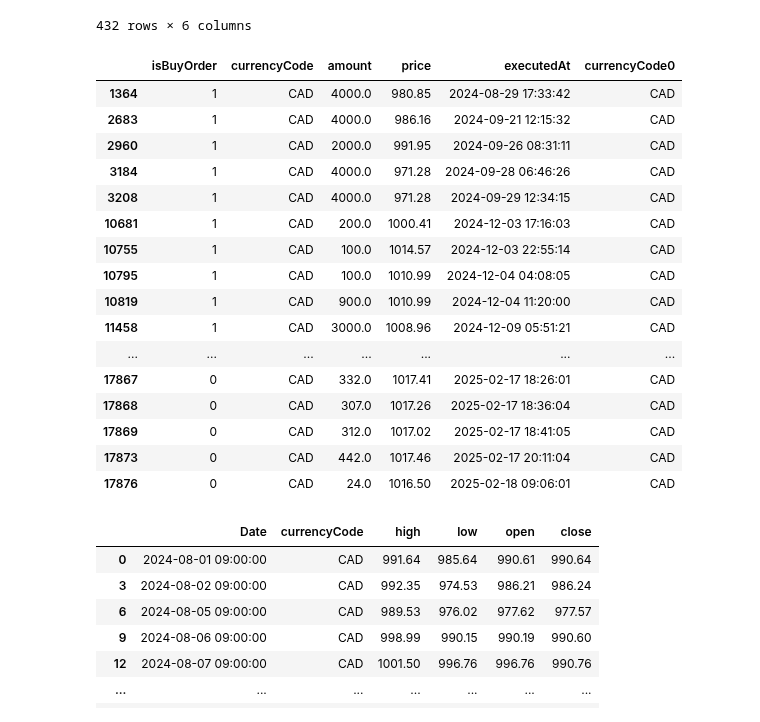
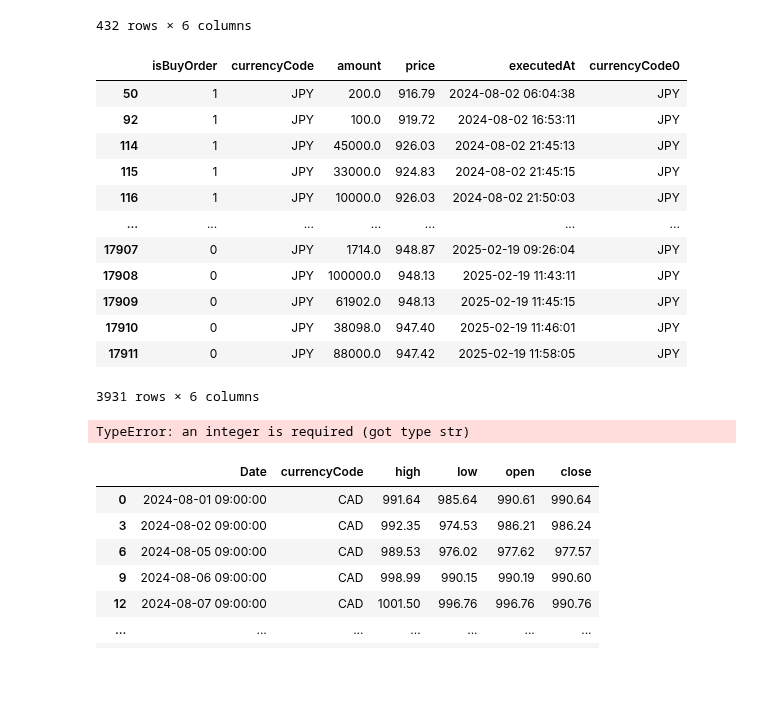
Before and after one commit to PlutoJoshua/profit_analysis, a Jupyter notebook: test.ipynb, the cells around one changed output. Cells and saved outputs as stored; diff of their text form; code cells hidden in the pictures; blank space fills up the shorter version.

```diff
--- a/test.ipynb
+++ b/test.ipynb
@@ -1071,25 +1064,32 @@ def load_yh_data():
 trade_df = load_trade_data()
 final_df = load_yh_data()
 # %%
-trade_df[trade_df['currencyCode'] =='CAD']
+trade_df[trade_df['currencyCode'] =='JPY']
 # %% [output]
 |  | isBuyOrder | currencyCode | amount | price | executedAt | currencyCode0 |
-| 1364 | 1 | CAD | 4000.0 | 980.85 | 2024-08-29 17:33:42 | CAD |
-| 2683 | 1 | CAD | 4000.0 | 986.16 | 2024-09-21 12:15:32 | CAD |
-| 2960 | 1 | CAD | 2000.0 | 991.95 | 2024-09-26 08:31:11 | CAD |
-| 3184 | 1 | CAD | 4000.0 | 971.28 | 2024-09-28 06:46:26 | CAD |
-| 3208 | 1 | CAD | 4000.0 | 971.28 | 2024-09-29 12:34:15 | CAD |
-| 10681 | 1 | CAD | 200.0 | 1000.41 | 2024-12-03 17:16:03 | CAD |
-| 10755 | 1 | CAD | 100.0 | 1014.57 | 2024-12-03 22:55:14 | CAD |
-| 10795 | 1 | CAD | 100.0 | 1010.99 | 2024-12-04 04:08:05 | CAD |
-| 10819 | 1 | CAD | 900.0 | 1010.99 | 2024-12-04 11:20:00 | CAD |
-| 11458 | 1 | CAD | 3000.0 | 1008.96 | 2024-12-09 05:51:21 | CAD |
+| 50 | 1 | JPY | 200.0 | 916.79 | 2024-08-02 06:04:38 | JPY |
+| 92 | 1 | JPY | 100.0 | 919.72 | 2024-08-02 16:53:11 | JPY |
+| 114 | 1 | JPY | 45000.0 | 926.03 | 2024-08-02 21:45:13 | JPY |
+| 115 | 1 | JPY | 33000.0 | 924.83 | 2024-08-02 21:45:15 | JPY |
+| 116 | 1 | JPY | 10000.0 | 926.03 | 2024-08-02 21:50:03 | JPY |
 | ... | ... | ... | ... | ... | ... | ... |
-| 17867 | 0 | CAD | 332.0 | 1017.41 | 2025-02-17 18:26:01 | CAD |
-| 17868 | 0 | CAD | 307.0 | 1017.26 | 2025-02-17 18:36:04 | CAD |
-| 17869 | 0 | CAD | 312.0 | 1017.02 | 2025-02-17 18:41:05 | CAD |
-| 17873 | 0 | CAD | 442.0 | 1017.46 | 2025-02-17 20:11:04 | CAD |
-| 17876 | 0 | CAD | 24.0 | 1016.50 | 2025-02-18 09:06:01 | CAD |
+| 17907 | 0 | JPY | 1714.0 | 948.87 | 2025-02-19 09:26:04 | JPY |
+| 17908 | 0 | JPY | 100000.0 | 948.13 | 2025-02-19 11:43:11 | JPY |
+| 17909 | 0 | JPY | 61902.0 | 948.13 | 2025-02-19 11:45:15 | JPY |
+| 17910 | 0 | JPY | 38098.0 | 947.40 | 2025-02-19 11:46:01 | JPY |
+| 17911 | 0 | JPY | 88000.0 | 947.42 | 2025-02-19 11:58:05 | JPY |
+3931 rows × 6 columns
+# %%
+from datetime import timedelta, datetime
+
+date_window = 2
+start_date = datetime('2025-01-01')
+start_date = datetime('2025-01-08')
+
+trade_df = trade_df[(trade_df['executedAt'] >= start_date) &
+                    (trade_df['executedAt'] <= end_date + timedelta(days=date_window))]
+# %% [output]
+TypeError: an integer is required (got type str)
 # %%
 final_df[final_df['currencyCode'] == 'CAD']
 # %% [output]
```
Also changed, not shown: parts of 7 cells of this notebook, 1 other file.
